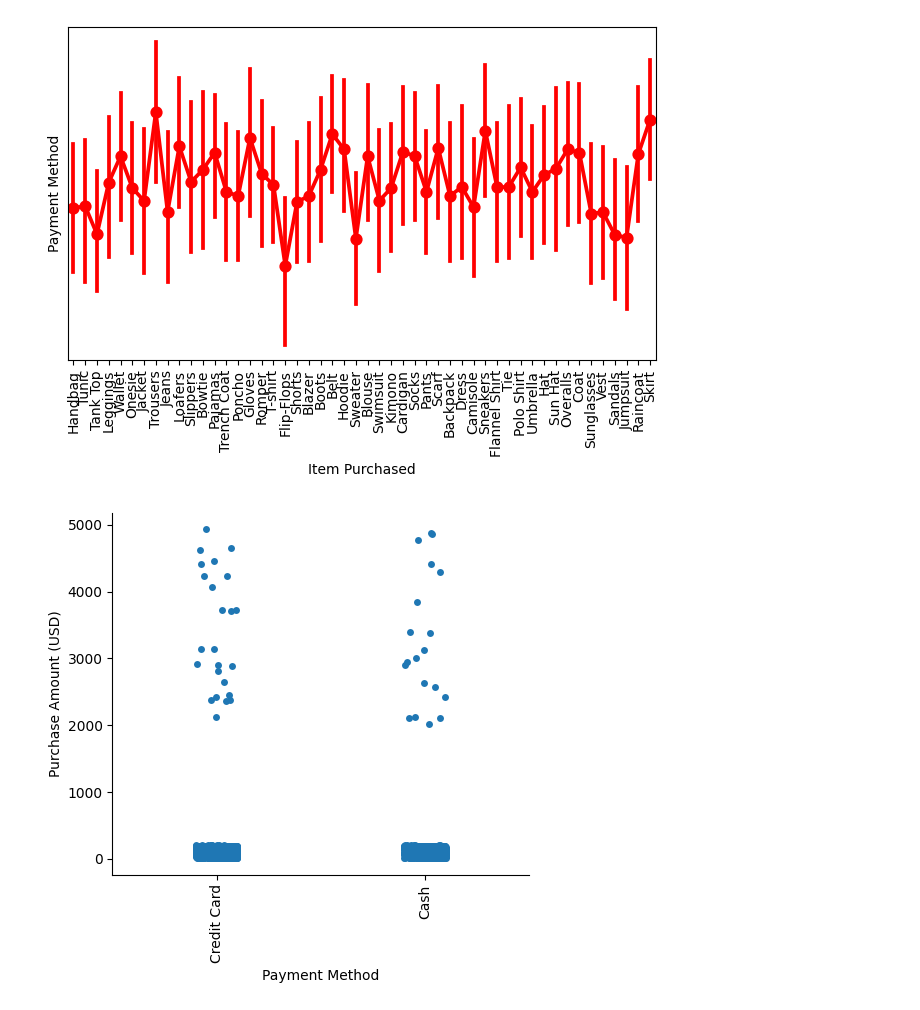
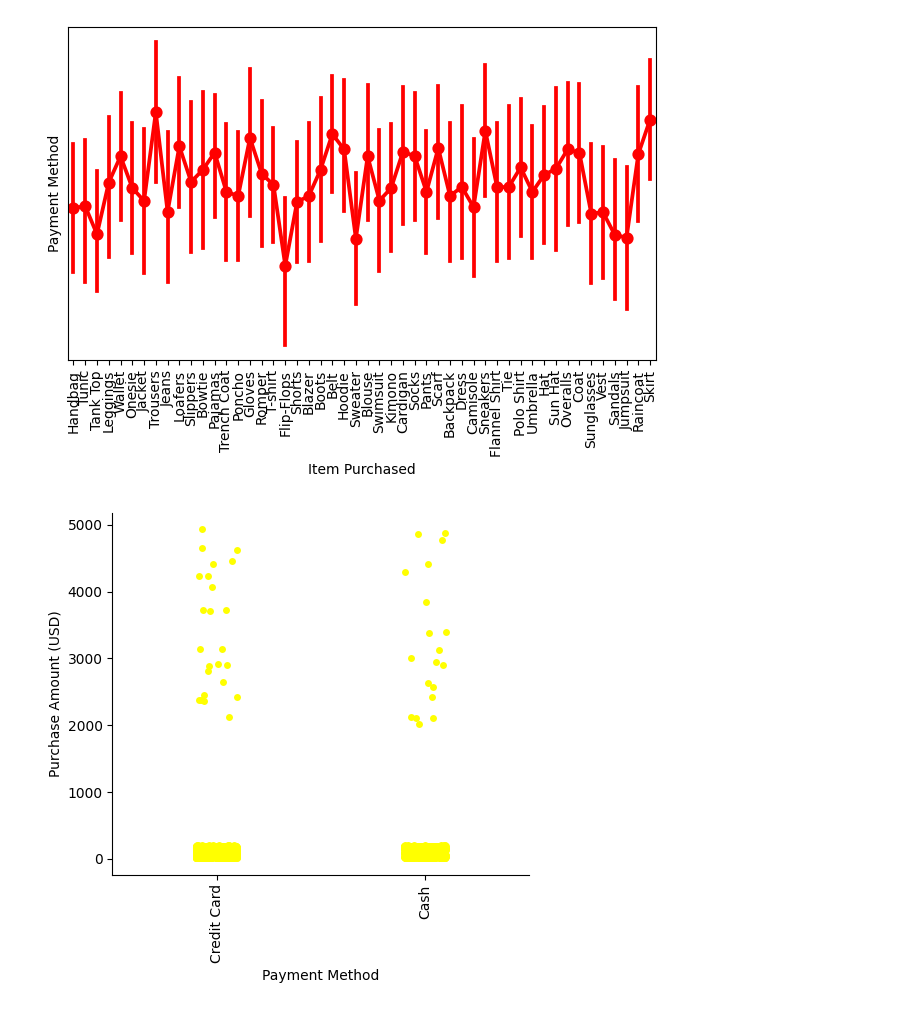
Before and after one commit to T-REX-C0DER/Data-Visualization-with-Python, a Jupyter notebook: Seaborn_Categorical_Plotings.ipynb, the cells around one changed output. Cells and saved outputs as stored; diff of their text form; code cells hidden in the pictures.

```diff
--- a/Seaborn_Categorical_Plotings.ipynb
+++ b/Seaborn_Categorical_Plotings.ipynb
@@ -76,9 +66,9 @@ plt.show()
 [figure]
 # %%
 # CatPlot
-sns.catplot(data=df , x = "Payment Method" , y = "Purchase Amount (USD)")
+sns.catplot(data=df , x = "Payment Method" , y = "Purchase Amount (USD)" , color='yellow')
 plt.xticks(rotation=90)
 plt.tight_layout()
 plt.show()
 # %% [output]
-[figure, old version]
+[figure, new version]
```
Also changed, not shown: parts of 10 cells of this notebook.
